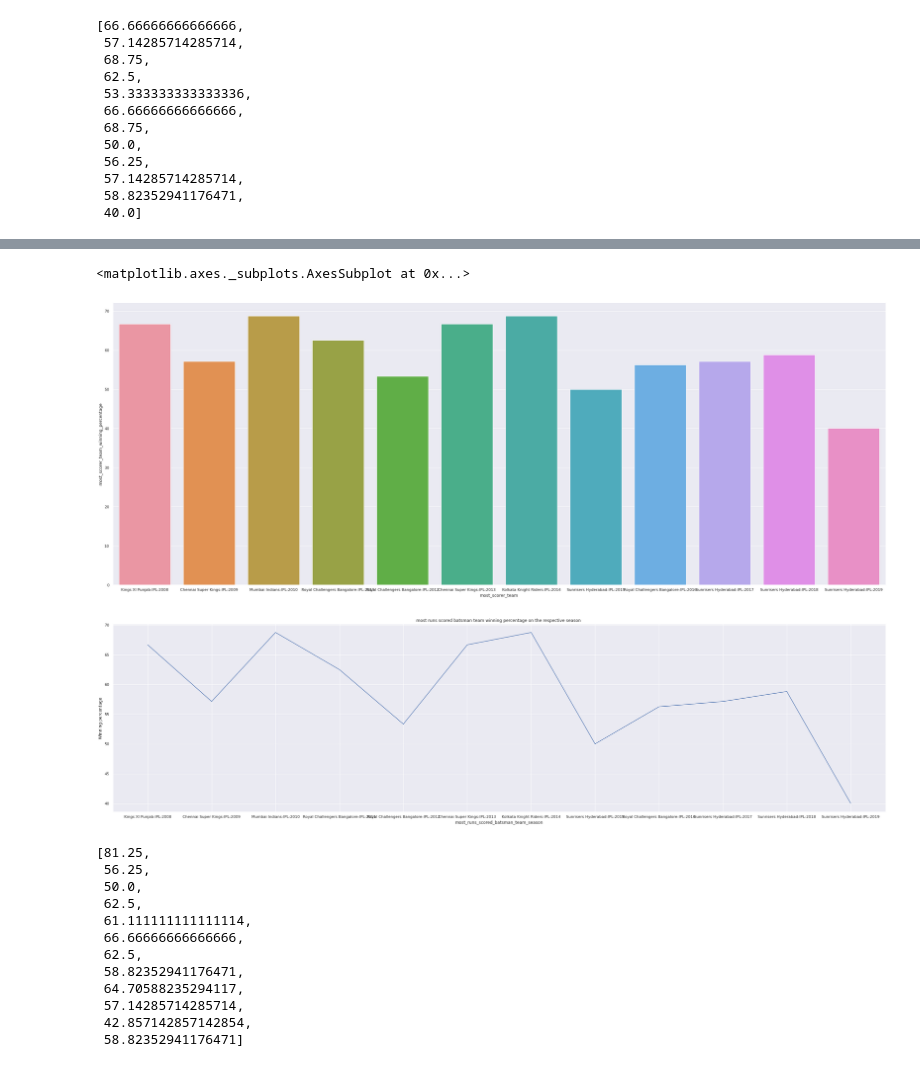
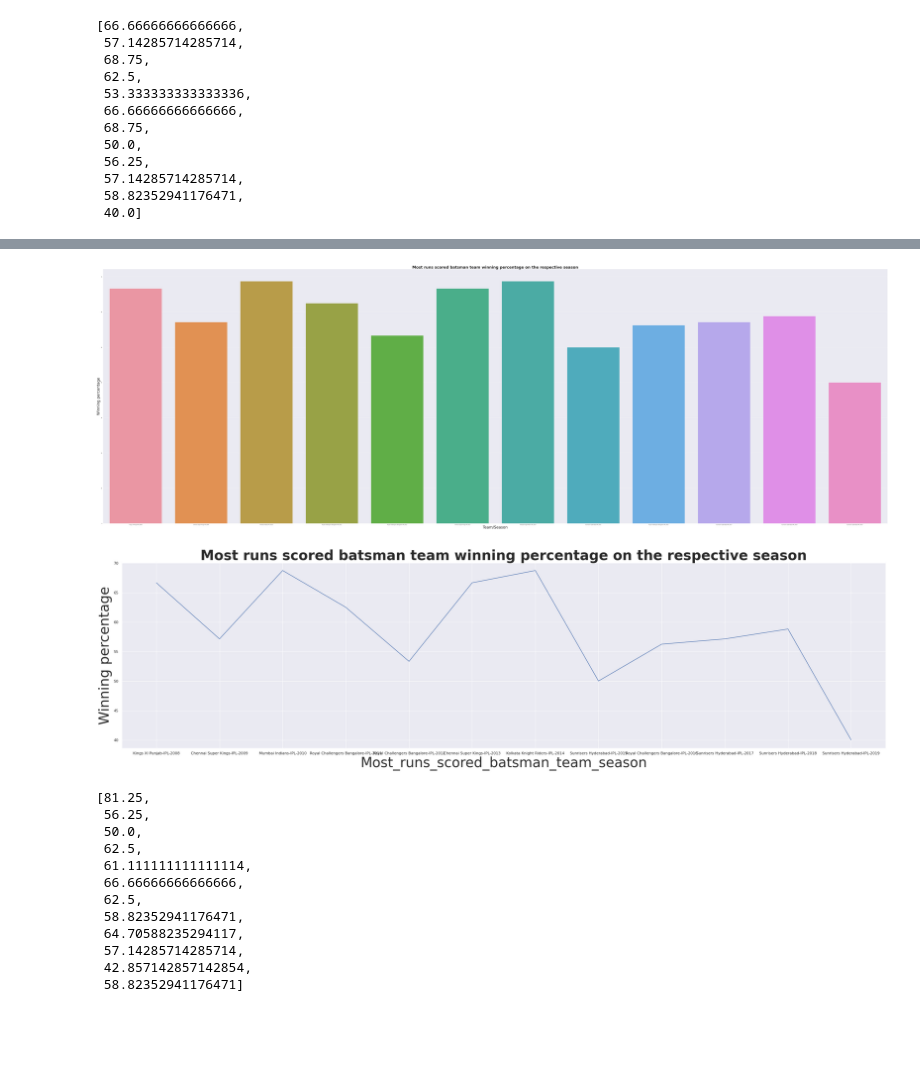
Before and after one commit to akhileshchoudhary1994/IPL-T-20-Cricket-analysis, a Jupyter notebook: Copy_of_IPL_T20_Cricket_Analysis_Capstone_Project.ipynb, the cells around one changed output, grey strips where cells are left out. Drawn from its saved outputs; the diff is of its cells as text; code cells hidden in the pictures; blank space fills up the shorter version.

```diff
--- a/Copy_of_IPL_T20_Cricket_Analysis_Capstone_Project.ipynb
+++ b/Copy_of_IPL_T20_Cricket_Analysis_Capstone_Project.ipynb
@@ -181,6 +181,7 @@ l=["IPL-2008","IPL-2009","IPL-2010","IPL-2011","IPL-2012","IPL-2013","IPL-2014",
 for i in l:
   print(f'The most runs scorer in {i} are : {most_runs_scored(i)}')
   import matplotlib.pyplot as plt
+  plt.rcParams["figure.figsize"] = (10,5)
   from matplotlib.ticker import StrMethodFormatter
   pd.DataFrame(most_runs_scored(i)).plot(kind="barh")
 
@@ -258,7 +259,9 @@ for i in l:
   import matplotlib.pyplot as plt
   from matplotlib.ticker import StrMethodFormatter
 
-  print(f'The most wicket taking  bowlers {i} are : {most_wicketer(i)}')
+  print(f'The most wicket taking  bowlers {i} are : {(most_wicketer(i))}')
+  plt.rcParams["figure.figsize"] = (10,5)
+
   pd.DataFrame(most_wicketer(i)).plot(kind="barh")
 
   #('Mumbai Indians', 'Kochi Tuskers Kerala', 'Gujarat Lions', 'Delhi Daredevils', 'Kings XI Punjab', 'Chennai Super Kings', 'Rajasthan Royals', 'Sunrisers Hyderabad', 'Rising Pune Supergiants', 'Kolkata Knight Riders', 'Delhi Capitals', 'Pune Warriors', 'Deccan Chargers', 'Rising Pune Supergiant', 'Royal Challengers Bangalore')
@@ -417,6 +375,0 @@ m
-# %%
-count=0
-for i,j in zip(m["winner"],m["batsman_team"]):
-  if (i==j):
-    count+=1
-print(count)
@@ -455,4 +402,4 @@ l_d=pd.DataFrame(l,columns=["ipl_season"])
 most_scorer_team_winning_percentage_d=pd.DataFrame(most_scorer_team_winning_percentage,columns=["most_scorer_team_winning_percentage"])
 # %%
 m_d_f=pd.concat([most_scorer_team_d,l_d,most_scorer_team_winning_percentage_d],axis=1)
-m_d_f
+m_d_f.drop("ipl_season",axis=1,inplace=True)
@@ -473,20 +411,25 @@ m_d_f
 # %%
 # most run scorer of each season corresponding team winning percentage throught seasons
-fig_dims = (40, 15)
+fig_dims = (150, 50)
 fig, ax = plt.subplots(figsize=fig_dims)
 sns.barplot(data=m_d_f, x="most_scorer_team", y="most_scorer_team_winning_percentage")
+plt.title('Most runs scored batsman team winning percentage on the respective season',fontweight="bold", fontsize=40)
+sns.set(rc={'figure.figsize':(11.7,8.27)})
+plt.xlabel("Team/Season", fontsize=40)
+plt.ylabel('Winning percentage', fontsize=40)
+
+plt.show()
 # %% [output]
-<matplotlib.axes._subplots.AxesSubplot at 0x...>
-[figure, old version]
+[figure, new version]
 # %%
 plt.rcParams["figure.figsize"] = (40,10)
 plt.plot(m_d_f["most_scorer_team"],m_d_f["most_scorer_team_winning_percentage"])
-plt.title('most runs scored batsman team winning percentage on the respective season ')
-plt.xlabel("most_runs_scored_batsman_team_season")
-plt.ylabel('Winning percentage')
+plt.title('Most runs scored batsman team winning percentage on the respective season',fontweight="bold", fontsize=40)
+plt.xlabel("Most_runs_scored_batsman_team_season", fontsize=40)
+plt.ylabel('Winning percentage', fontsize=40)
 plt.show()
 # %% [output]
-[figure, old version]
+[figure, new version]
 # %%
 most_wickets_team=['Rajasthan Royals','Deccan Chargers','Deccan Chargers','Mumbai Indians','Delhi Daredevils','Chennai Super Kings','Chennai Super Kings','Chennai Super Kings','Sunrisers Hyderabad','Sunrisers Hyderabad','Kings XI Punjab','Chennai Super Kings']
 most_wickets_team_winning_percentage=[]
```
Also changed, not shown: parts of 21 cells of this notebook.
